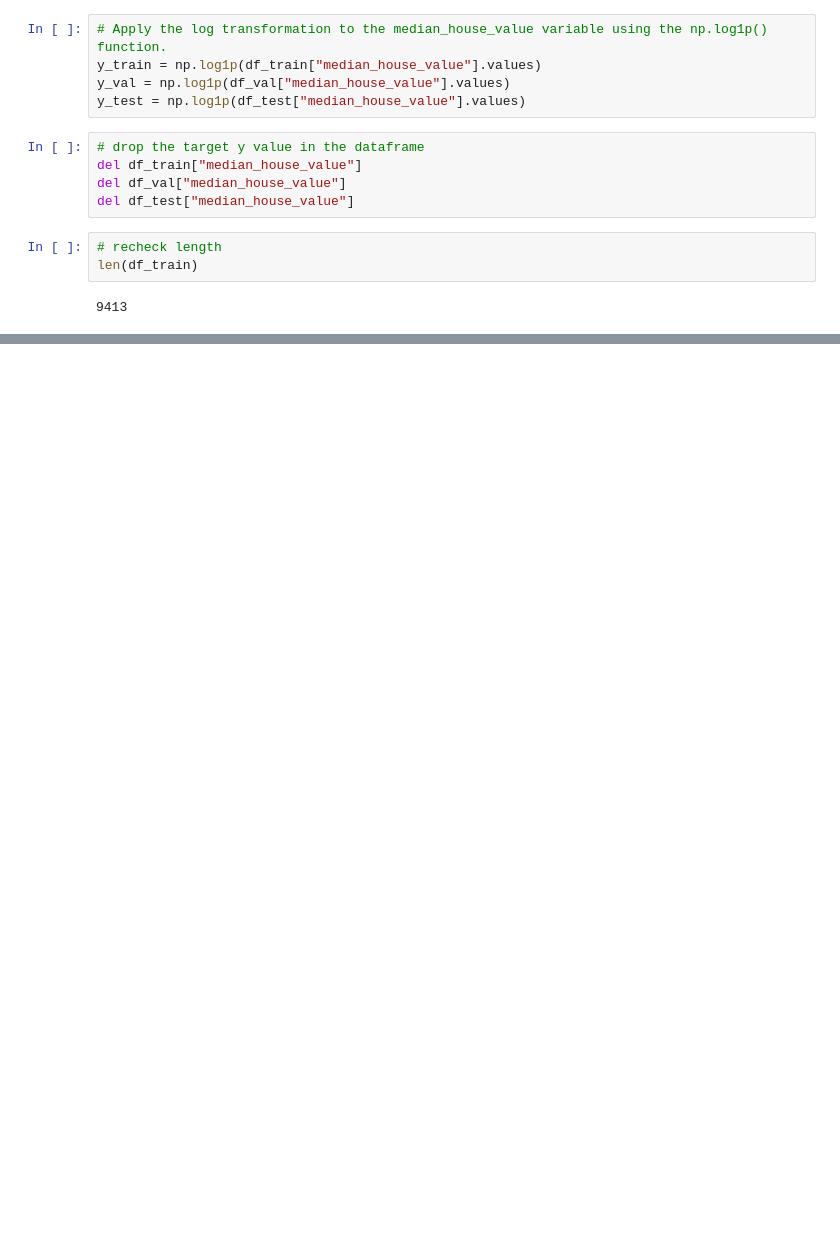
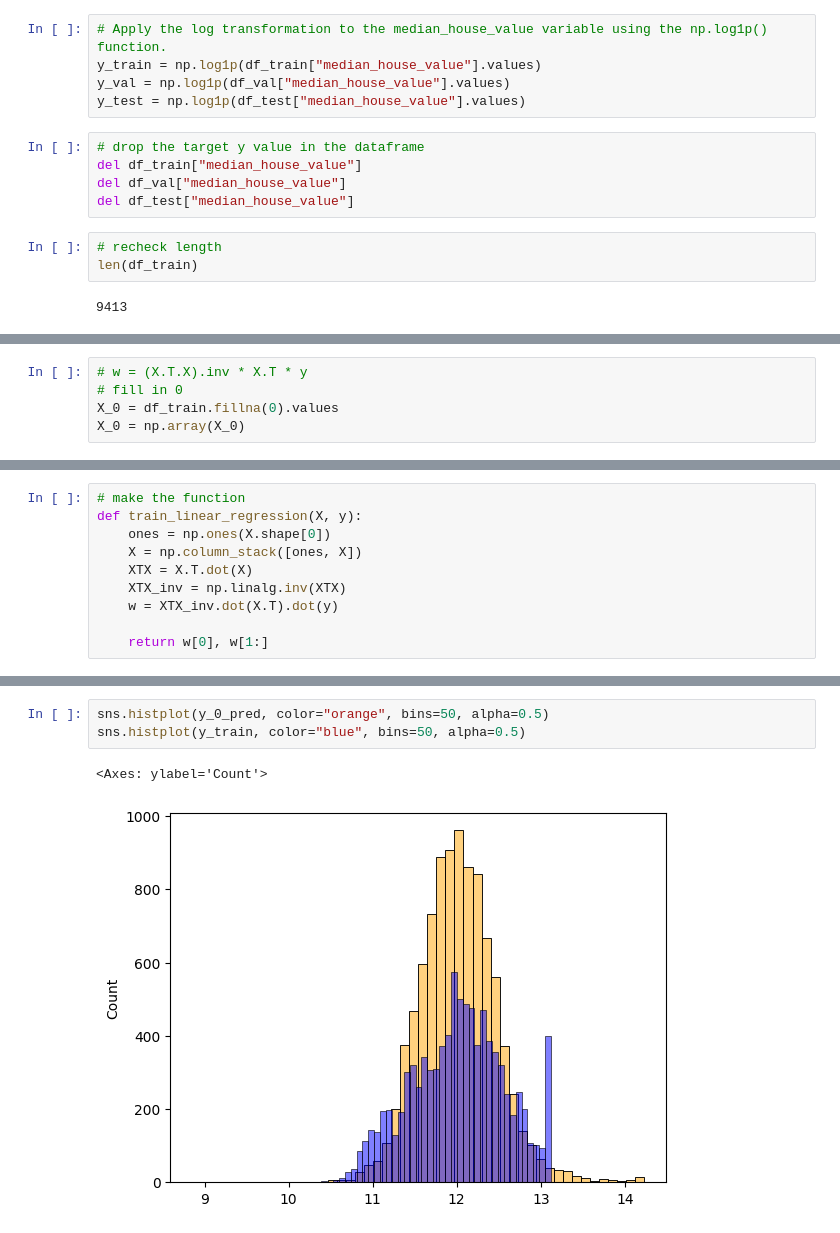
Before and after one commit to sarah-zhan/ml, a Jupyter notebook: week2/week2.ipynb, the cells around one changed output, grey strips where cells are left out. Drawn from its saved outputs; the diff is of its cells as text; blank space fills up the shorter version.

```diff
--- a/week2/week2.ipynb
+++ b/week2/week2.ipynb
@@ -228,0 +221,5 @@ len(df_train)
+# %%
+# w = (X.T.X).inv * X.T * y
+# fill in 0
+X_0 = df_train.fillna(0).values
+X_0 = np.array(X_0)
@@ -228,0 +259,10 @@ len(df_train)
+# %%
+# make the function
+def train_linear_regression(X, y):
+    ones = np.ones(X.shape[0])
+    X = np.column_stack([ones, X])
+    XTX = X.T.dot(X)
+    XTX_inv = np.linalg.inv(XTX)
+    w = XTX_inv.dot(X.T).dot(y)
+
+    return w[0], w[1:]
@@ -228,0 +280,6 @@ len(df_train)
+# %%
+sns.histplot(y_0_pred, color="orange", bins=50, alpha=0.5)
+sns.histplot(y_train, color="blue", bins=50, alpha=0.5)
+# %% [output]
+<Axes: ylabel='Count'>
+[figure, added]
```
Also changed, not shown: parts of 15 cells of this notebook, 1 other file.
